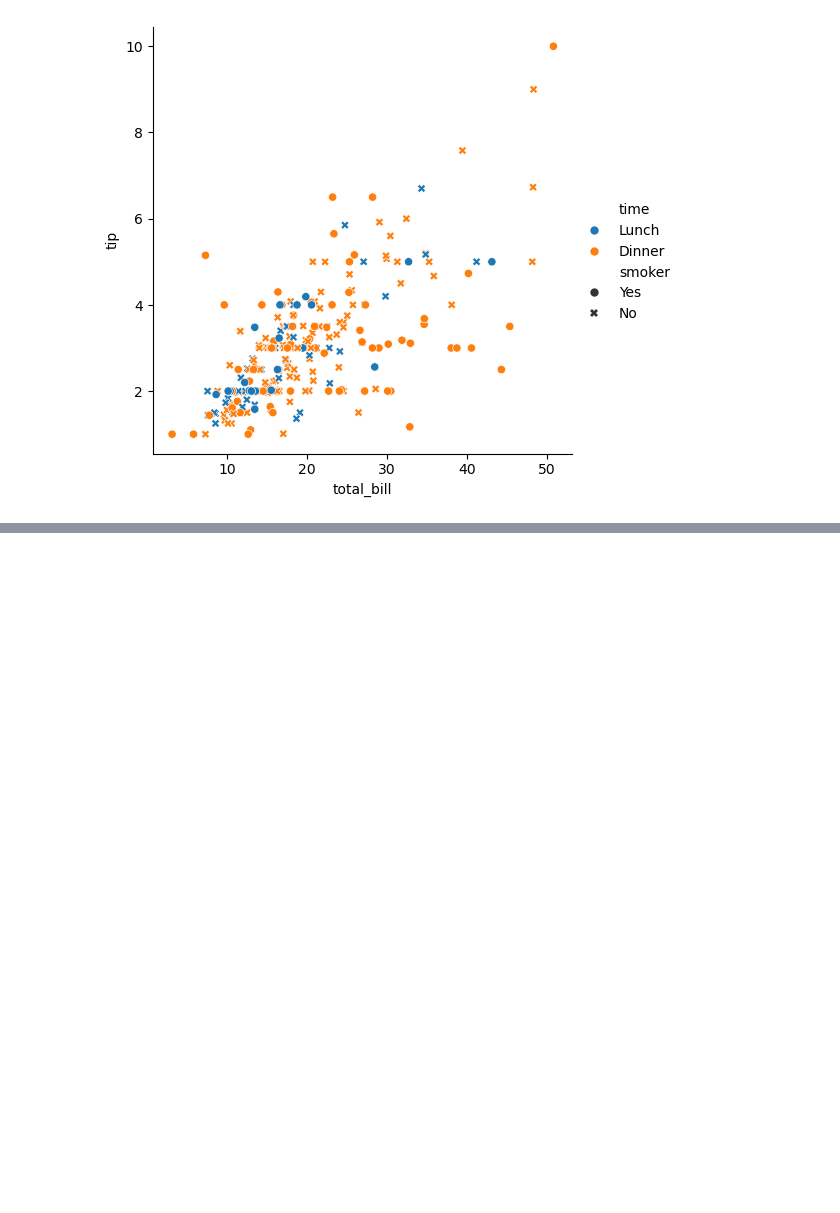
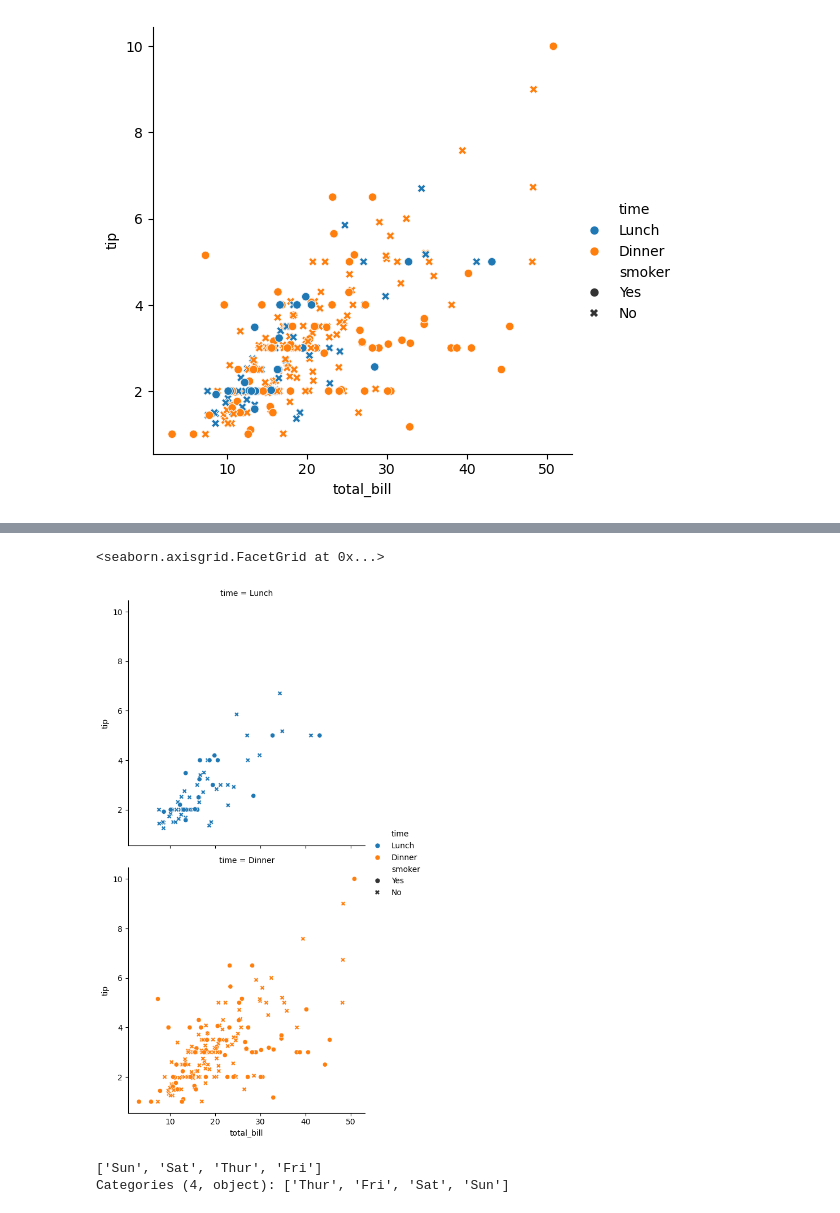
Before and after one commit to kuldeepsingh8949/Data_Science, a Jupyter notebook: python/Seaborn.ipynb, the cells around one changed output, grey strips where cells are left out. Saved outputs shown, nothing was run; the diff lists cells and outputs as text; code cells hidden in the pictures; blank space fills up the shorter version.

```diff
--- a/python/Seaborn.ipynb
+++ b/python/Seaborn.ipynb
@@ -165,0 +171,10 @@ sns.relplot(x="total_bill",y="tip",hue="time",style="smoker",data=ds)
+# %%
+sns.relplot(x="total_bill",y="tip",hue="time",style="smoker",data=ds,kind="scatter",row="time")
+# %% [output]
+<seaborn.axisgrid.FacetGrid at 0x...>
+[figure, added]
+# %%
+ds["day"].unique()
+# %% [output]
+['Sun', 'Sat', 'Thur', 'Fri']
+Categories (4, object): ['Thur', 'Fri', 'Sat', 'Sun']
```
Also changed, not shown: parts of 5 cells of this notebook, 7 other files.
